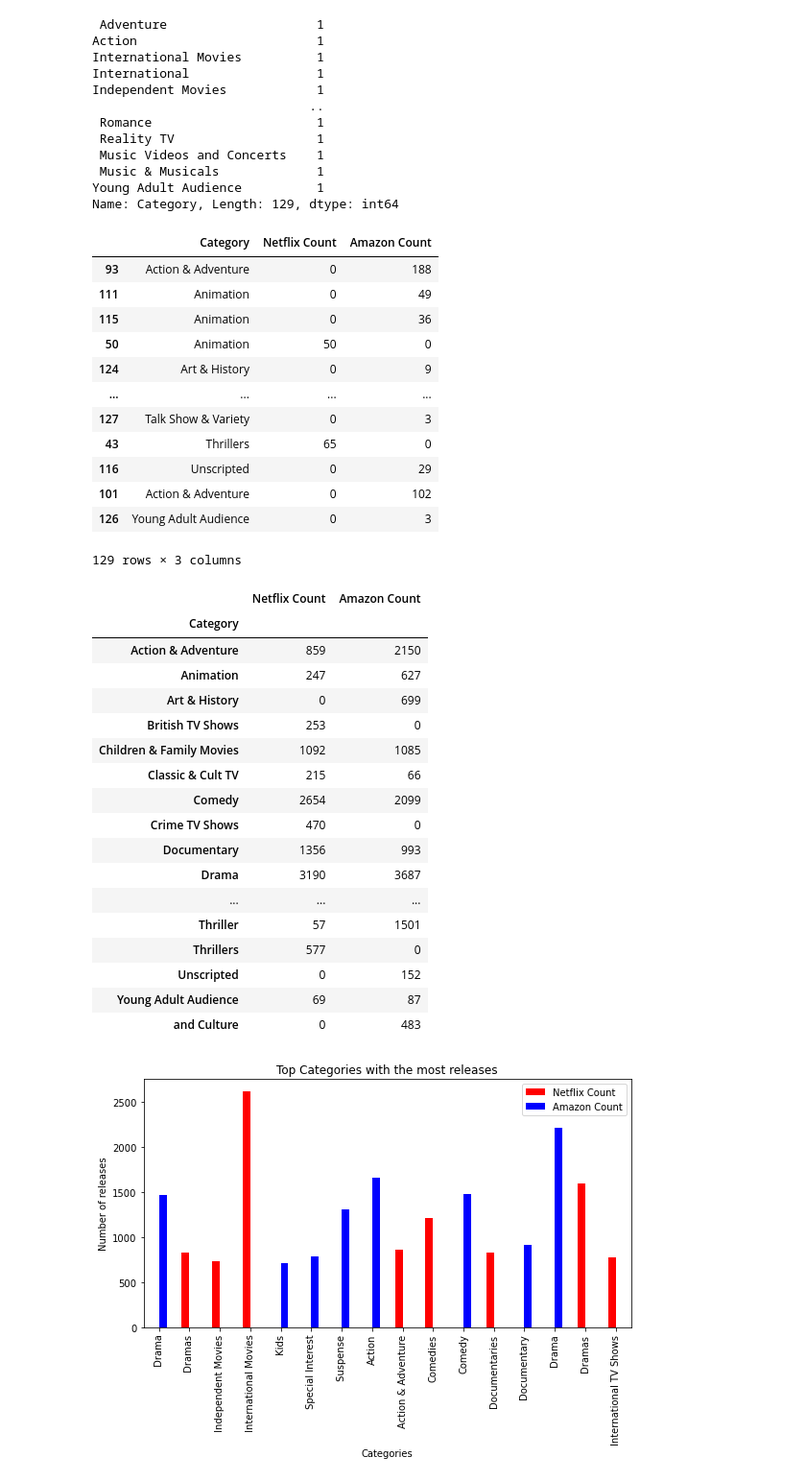
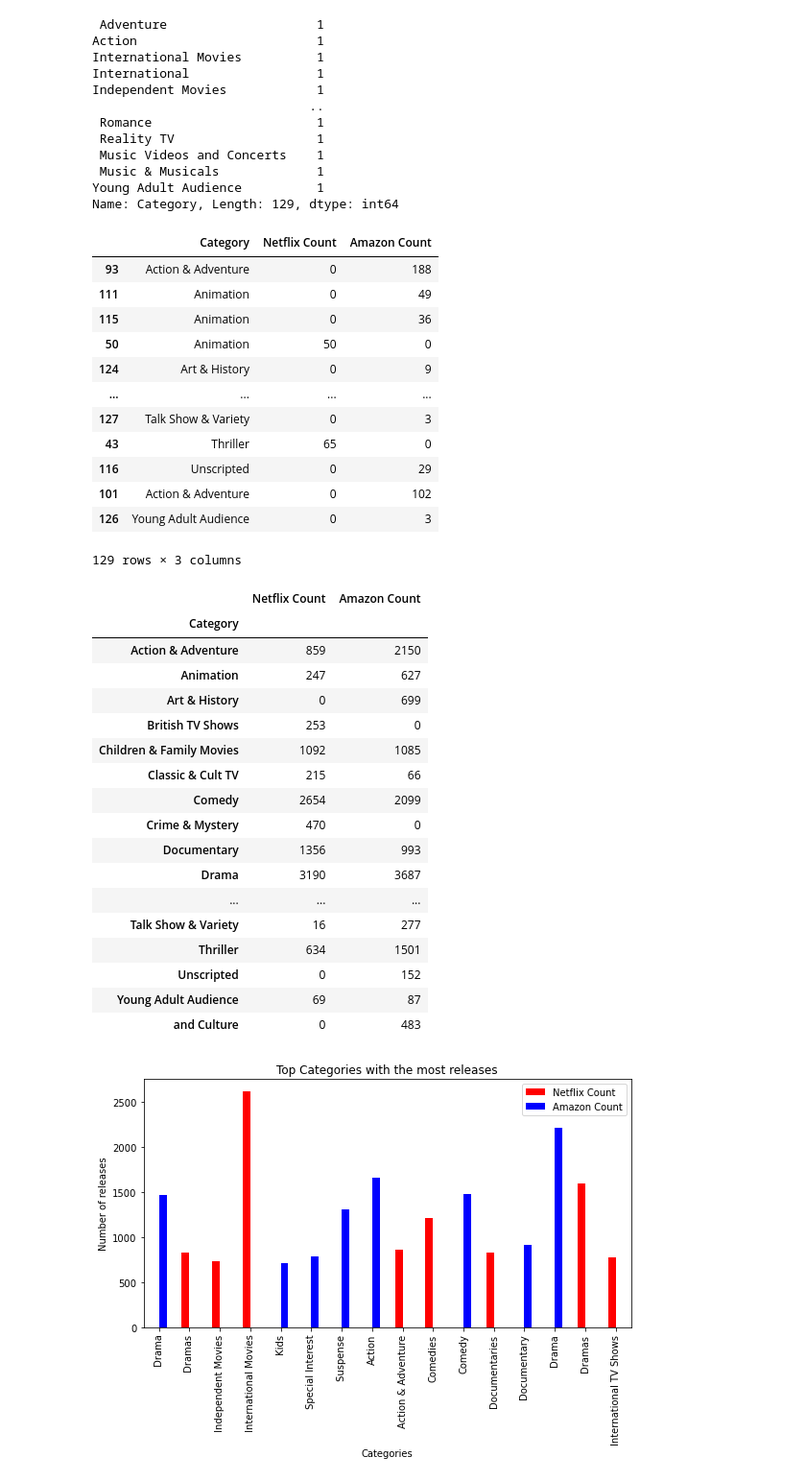
Before and after one commit to Tembspapi/Project-2_Amazon-Netflix, a Jupyter notebook: ETL-starter.ipynb, the cells around one changed output. Shown at 96% size. Drawn from its saved outputs; the diff is of its cells as text; code cells hidden in the pictures.

```diff
--- a/ETL-starter.ipynb
+++ b/ETL-starter.ipynb
@@ -596,39 +596,45 @@ cat_df['Category'] = cat_df['Category'].replace({
     "Science & Nature TV": "Documentary",
     "Comedies": "Comedy",
     "TV Comedies": "Comedy",
+    "Crime TV Shows": "Crime & Mystery",
+    "TV Mysteri": "Crime & Mystery",
     "Stand-Up Comedy & Talk Shows": "Comedy",
     "Stand-Up Comedy": "Comedy",
+    "Faith & Spirituality": "Classic & Cult TV",
     "Cult Movies": "Classic & Cult TV",
     "Classic Movies": "Classic & Cult TV",
     "Faith and Spirituality": "Classic & Cult TV",
-    "Kids": "Children & Family Movies",
-    "Kids' TV": "Children & Family Movies",
+    "Children & Family Movies": "Children & Family",
+    "Kids": "Children & Family",
+    "Kids' TV": "Children & Family",
     "Fantasy": "Sci-Fi & Fantasy",
     "TV Sci-Fi & Fantasy": "Sci-Fi & Fantasy",
     "Science Fiction": "Sci-Fi & Fantasy",
     "LGBTQ Movies": "LGBTQ",
+    "Entertainment": "Reality TV",
     "Romantic TV Shows": "Romance",
     "Romantic Movies": "Romance",
     "Suspense": "Thriller",
     "TV Thrillers": "Thriller",
+    "Thrillers": "Thriller",
     "Teen TV Shows": "Young Adult Audience",
     "Sports Movies": "Sport",
     "Fitness": "Sport",
     "Sports": "Sport",
     "Talk Show and Variety": "Talk Show & Variety",
     "TV Shows": "Talk Show & Variety"
     })
 cat_df
 # %% [output]
 |  | Category | Netflix Count | Amazon Count |
 | 93 | Action & Adventure | 0 | 188 |
 | 111 | Animation | 0 | 49 |
 | 115 | Animation | 0 | 36 |
 | 50 | Animation | 50 | 0 |
 | 124 | Art & History | 0 | 9 |
 | ... | ... | ... | ... |
 | 127 | Talk Show & Variety | 0 | 3 |
-| 43 | Thrillers | 65 | 0 |
+| 43 | Thriller | 65 | 0 |
 | 116 | Unscripted | 0 | 29 |
 | 101 | Action & Adventure | 0 | 102 |
 | 126 | Young Adult Audience | 0 | 3 |
@@ -645,12 +651,12 @@ cat_df.groupby(['Category']).sum()
 | Children & Family Movies | 1092 | 1085 |
 | Classic & Cult TV | 215 | 66 |
 | Comedy | 2654 | 2099 |
-| Crime TV Shows | 470 | 0 |
+| Crime & Mystery | 470 | 0 |
 | Documentary | 1356 | 993 |
 | Drama | 3190 | 3687 |
 | ... | ... | ... |
-| Thriller | 57 | 1501 |
-| Thrillers | 577 | 0 |
+| Talk Show & Variety | 16 | 277 |
+| Thriller | 634 | 1501 |
 | Unscripted | 0 | 152 |
 | Young Adult Audience | 69 | 87 |
 | and Culture | 0 | 483 |
```
Also changed, not shown: 1 other file.
